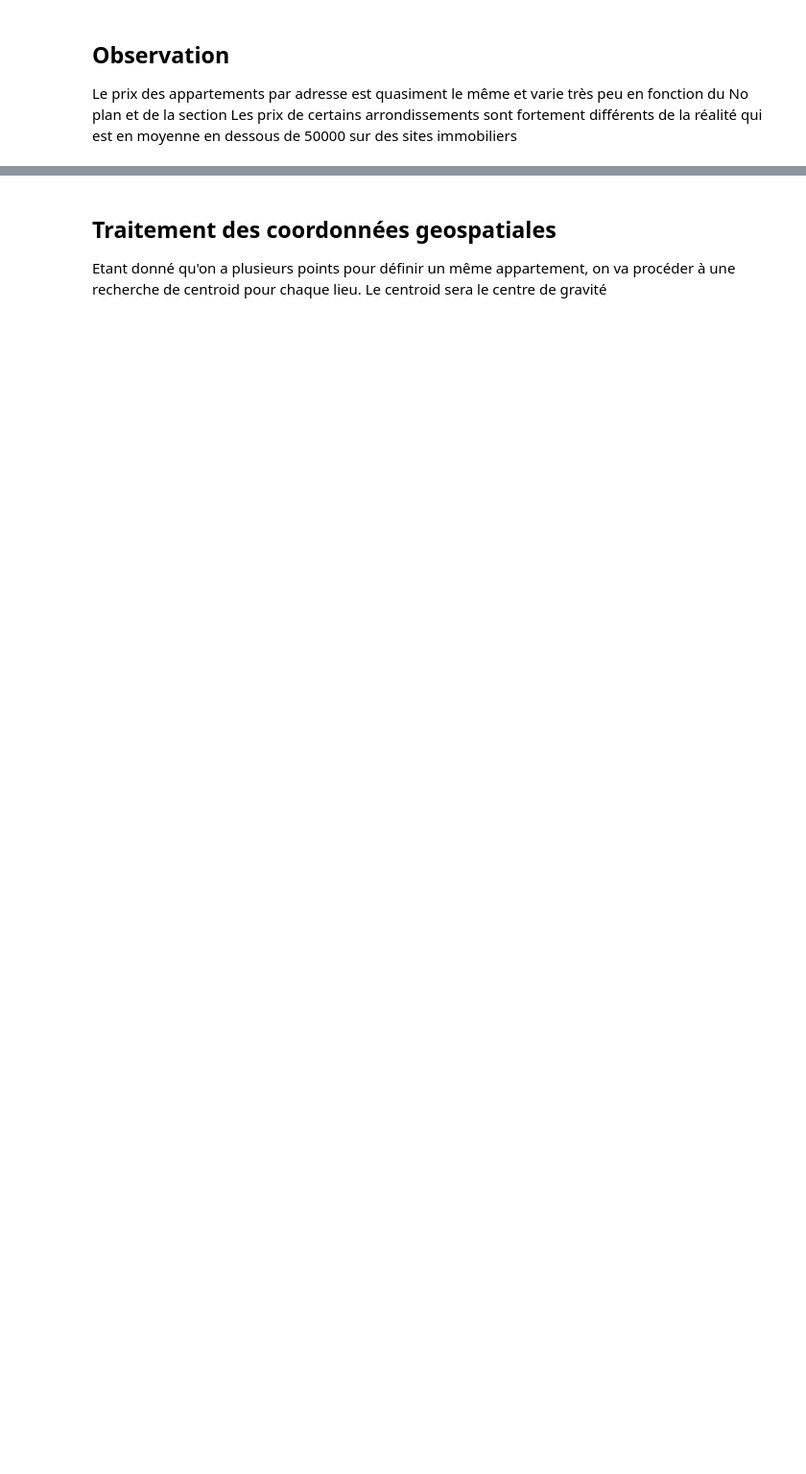
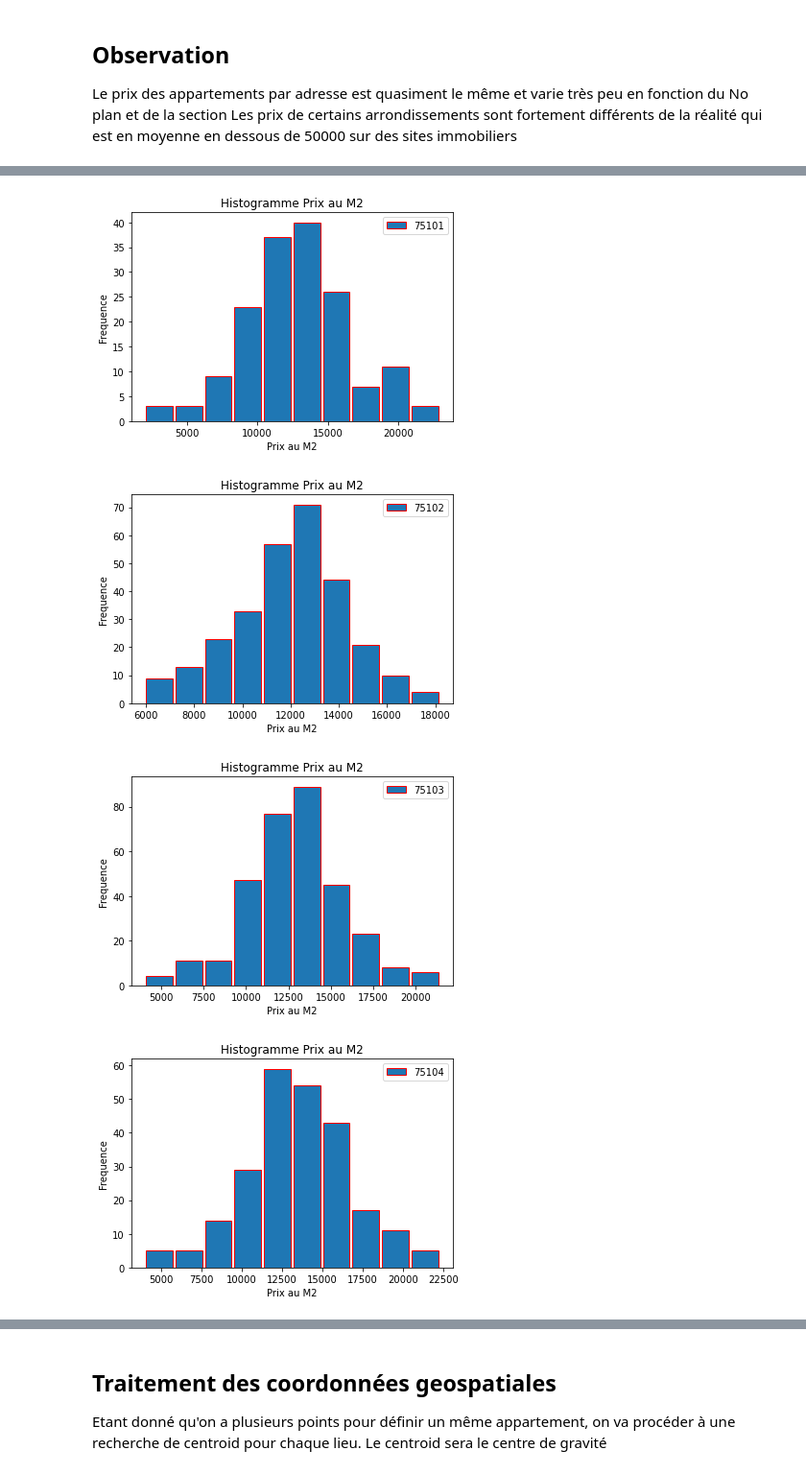
Before and after one commit to SteeveDo/clutering_price_meter_square, a Jupyter notebook: EDA_Immobilier_KNN.ipynb, the cells around one changed output, grey strips where cells are left out. Shown at 96% size. Drawn from its saved outputs; the diff is of its cells as text; code cells hidden in the pictures; blank space fills up the shorter version.

```diff
--- a/EDA_Immobilier_KNN.ipynb
+++ b/EDA_Immobilier_KNN.ipynb
@@ -733,0 +767,10 @@ array([False,  True])
+# %%
+def assign_outliers(données_):
+    données=données_
+    Communes=données["commune"].unique()
+
+    for outlier in Outlier(données):
+        for out in outlier.index:
+            données.loc[out, "Outlier"]= outlier[out]
+
+    return données[données["Outlier"]==False]
@@ -869,0 +942,7 @@ df_joint_clean_2=df_joint_clean[df_joint_clean["Outlier"]==False]
+# %%
+Histogramme_prix(df_joint_clean_cutoff_2)
+# %% [output]
+[figure, added]
+[figure, added]
+[figure, added]
+[figure, added]
```
Also changed, not shown: parts of 119 cells of this notebook, 2 other files.
